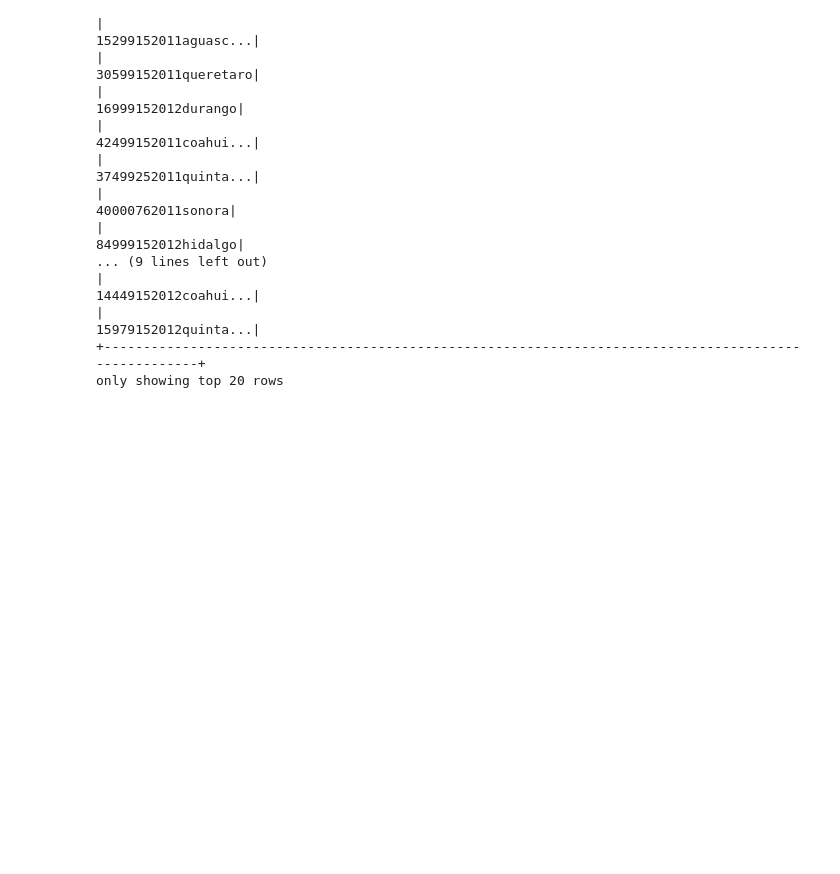
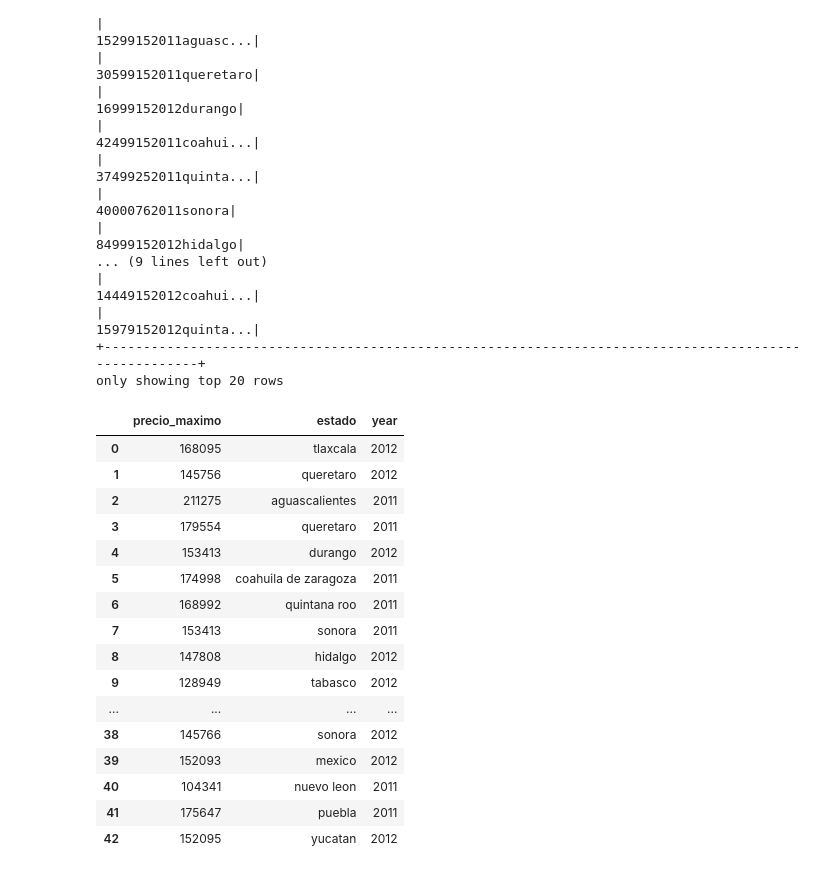
Before and after one commit to urielmminon/liliproyecto1, a Jupyter notebook: Parte3.ipynb, the cells around one changed output. Saved outputs shown, nothing was run; the diff lists cells and outputs as text; code cells hidden in the pictures; blank space fills up the shorter version.

```diff
--- a/Parte3.ipynb
+++ b/Parte3.ipynb
@@ -189,0 +195,20 @@ only showing top 20 rows
+# %%
+df
+# %% [output]
+|  | precio_maximo | estado | year |
+| 0 | 168095 | tlaxcala | 2012 |
+| 1 | 145756 | queretaro | 2012 |
+| 2 | 211275 | aguascalientes | 2011 |
+| 3 | 179554 | queretaro | 2011 |
+| 4 | 153413 | durango | 2012 |
+| 5 | 174998 | coahuila de zaragoza | 2011 |
+| 6 | 168992 | quintana roo | 2011 |
+| 7 | 153413 | sonora | 2011 |
+| 8 | 147808 | hidalgo | 2012 |
+| 9 | 128949 | tabasco | 2012 |
+| ... | ... | ... | ... |
+| 38 | 145766 | sonora | 2012 |
+| 39 | 152093 | mexico | 2012 |
+| 40 | 104341 | nuevo leon | 2011 |
+| 41 | 175647 | puebla | 2011 |
+| 42 | 152095 | yucatan | 2012 |
```
Also changed, not shown: parts of 7 cells of this notebook.
